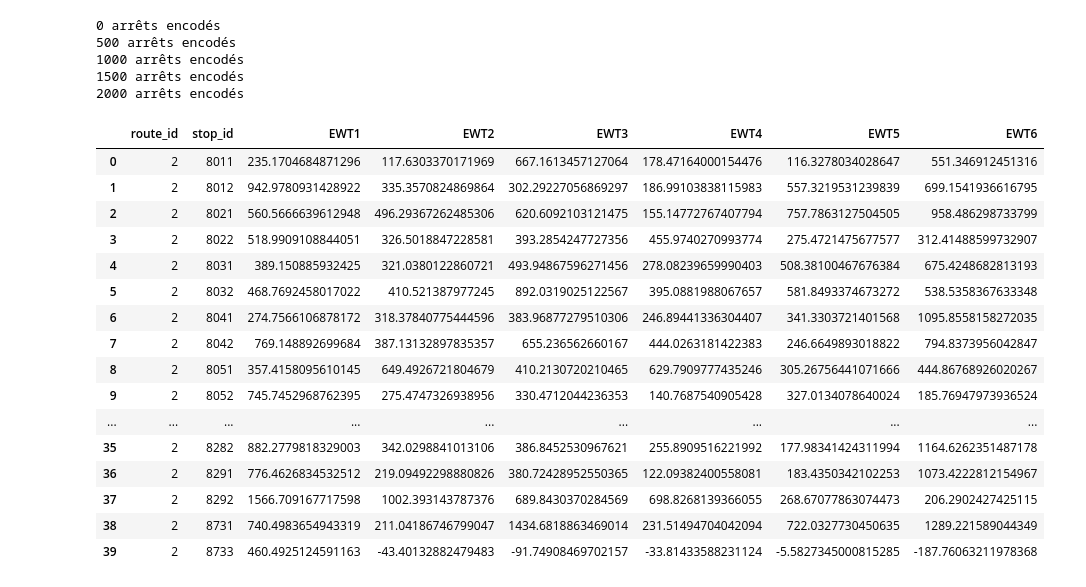
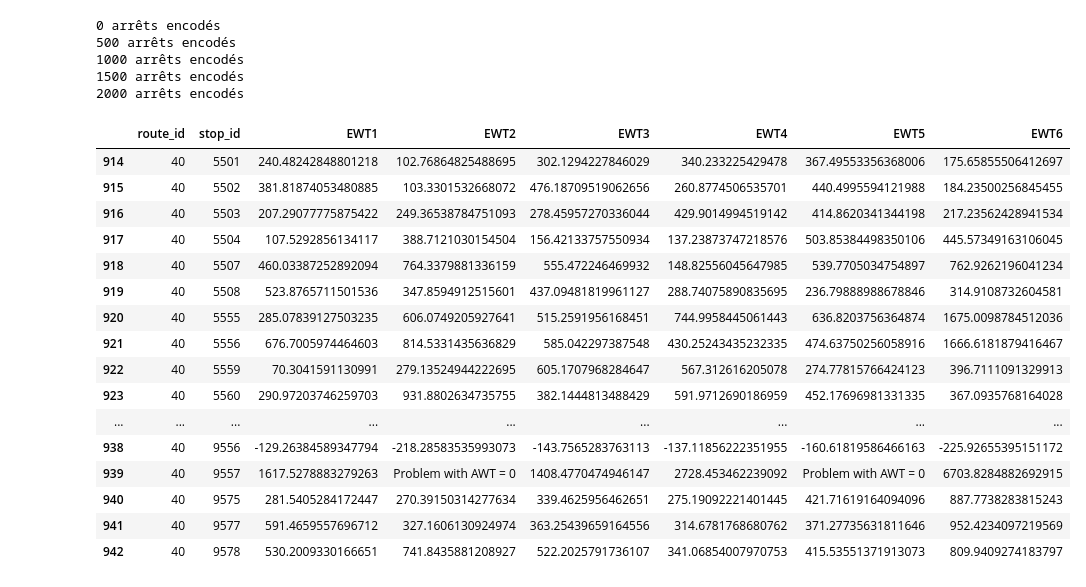
Before and after one commit to Hosx/Project-Stib-Data-Mining, a Jupyter notebook: ComputationEWT.ipynb, the cells around one changed output. Drawn from its saved outputs; the diff is of its cells as text; code cells hidden in the pictures.

```diff
--- a/ComputationEWT.ipynb
+++ b/ComputationEWT.ipynb
@@ -466,22 +648,22 @@ with open('EWTScore6clusterAllStop20210915.csv', 'w', encoding='UTF8',newline=''
 2000 arrêts encodés
 # %%
 EWTWednesday = pd.read_csv('EWTScore6clusterAllStop20210915.csv')
-EWTWednesday.head(40)
+EWTWednesday[EWTWednesday['route_id']==40]
 # %% [output]
 |  | route_id | stop_id | EWT1 | EWT2 | EWT3 | EWT4 | EWT5 | EWT6 |
-| 0 | 2 | 8011 | 235.1704684871296 | 117.6303370171969 | 667.1613457127064 | 178.47164000154476 | 116.3278034028647 | 551.346912451316 |
-| 1 | 2 | 8012 | 942.9780931428922 | 335.3570824869864 | 302.29227056869297 | 186.99103838115983 | 557.3219531239839 | 699.1541936616795 |
-| 2 | 2 | 8021 | 560.5666639612948 | 496.29367262485306 | 620.6092103121475 | 155.14772767407794 | 757.7863127504505 | 958.486298733799 |
-| 3 | 2 | 8022 | 518.9909108844051 | 326.5018847228581 | 393.2854247727356 | 455.9740270993774 | 275.4721475677577 | 312.41488599732907 |
-| 4 | 2 | 8031 | 389.150885932425 | 321.0380122860721 | 493.94867596271456 | 278.08239659990403 | 508.38100467676384 | 675.4248682813193 |
-| 5 | 2 | 8032 | 468.7692458017022 | 410.521387977245 | 892.0319025122567 | 395.0881988067657 | 581.8493374673272 | 538.5358367633348 |
-| 6 | 2 | 8041 | 274.7566106878172 | 318.37840775444596 | 383.96877279510306 | 246.89441336304407 | 341.3303721401568 | 1095.8558158272035 |
-| 7 | 2 | 8042 | 769.148892699684 | 387.13132897835357 | 655.236562660167 | 444.0263181422383 | 246.6649893018822 | 794.8373956042847 |
-| 8 | 2 | 8051 | 357.4158095610145 | 649.4926721804679 | 410.2130720210465 | 629.7909777435246 | 305.26756441071666 | 444.86768926020267 |
-| 9 | 2 | 8052 | 745.7452968762395 | 275.4747326938956 | 330.4712044236353 | 140.7687540905428 | 327.0134078640024 | 185.76947973936524 |
+| 914 | 40 | 5501 | 240.48242848801218 | 102.76864825488695 | 302.1294227846029 | 340.233225429478 | 367.49553356368006 | 175.65855506412697 |
+| 915 | 40 | 5502 | 381.81874053480885 | 103.3301532668072 | 476.18709519062656 | 260.8774506535701 | 440.4995594121988 | 184.23500256845455 |
+| 916 | 40 | 5503 | 207.29077775875422 | 249.36538784751093 | 278.45957270336044 | 429.9014994519142 | 414.8620341344198 | 217.23562428941534 |
+| 917 | 40 | 5504 | 107.5292856134117 | 388.7121030154504 | 156.42133757550934 | 137.23873747218576 | 503.85384498350106 | 445.57349163106045 |
+| 918 | 40 | 5507 | 460.03387252892094 | 764.3379881336159 | 555.472246469932 | 148.82556045647985 | 539.7705034754897 | 762.9262196041234 |
+| 919 | 40 | 5508 | 523.8765711501536 | 347.8594912515601 | 437.09481819961127 | 288.74075890835695 | 236.79888988678846 | 314.9108732604581 |
+| 920 | 40 | 5555 | 285.07839127503235 | 606.0749205927641 | 515.2591956168451 | 744.9958445061443 | 636.8203756364874 | 1675.0098784512036 |
+| 921 | 40 | 5556 | 676.7005974464603 | 814.5331435636829 | 585.042297387548 | 430.25243435232335 | 474.63750256058916 | 1666.6181879416467 |
+| 922 | 40 | 5559 | 70.3041591130991 | 279.13524944222695 | 605.1707968284647 | 567.312616205078 | 274.77815766424123 | 396.7111091329913 |
+| 923 | 40 | 5560 | 290.97203746259703 | 931.8802634735755 | 382.1444813488429 | 591.9712690186959 | 452.17696981331335 | 367.0935768164028 |
 | ... | ... | ... | ... | ... | ... | ... | ... | ... |
-| 35 | 2 | 8282 | 882.2779818329003 | 342.0298841013106 | 386.8452530967621 | 255.8909516221992 | 177.98341424311994 | 1164.6262351487178 |
-| 36 | 2 | 8291 | 776.4626834532512 | 219.09492298880826 | 380.72428952550365 | 122.09382400558081 | 183.4350342102253 | 1073.4222812154967 |
-| 37 | 2 | 8292 | 1566.709167717598 | 1002.393143787376 | 689.8430370284569 | 698.8268139366055 | 268.67077863074473 | 206.2902427425115 |
-| 38 | 2 | 8731 | 740.4983654943319 | 211.04186746799047 | 1434.6818863469014 | 231.51494704042094 | 722.0327730450635 | 1289.221589044349 |
-| 39 | 2 | 8733 | 460.4925124591163 | -43.40132882479483 | -91.74908469702157 | -33.81433588231124 | -5.5827345000815285 | -187.76063211978368 |
+| 938 | 40 | 9556 | -129.26384589347794 | -218.28583535993073 | -143.7565283763113 | -137.11856222351955 | -160.61819586466163 | -225.92655395151172 |
+| 939 | 40 | 9557 | 1617.5278883279263 | Problem with AWT = 0 | 1408.4770474946147 | 2728.453462239092 | Problem with AWT = 0 | 6703.8284882692915 |
+| 940 | 40 | 9575 | 281.5405284172447 | 270.39150314277634 | 339.4625956462651 | 275.19092221401445 | 421.71619164094096 | 887.7738283815243 |
+| 941 | 40 | 9577 | 591.4659557696712 | 327.1606130924974 | 363.25439659164556 | 314.6781768680762 | 371.27735631811646 | 952.4234097219569 |
+| 942 | 40 | 9578 | 530.2009330166651 | 741.8435881208927 | 522.2025791736107 | 341.06854007970753 | 415.53551371913073 | 809.9409274183797 |
```
Also changed, not shown: parts of 10 cells of this notebook, 5 other files.
